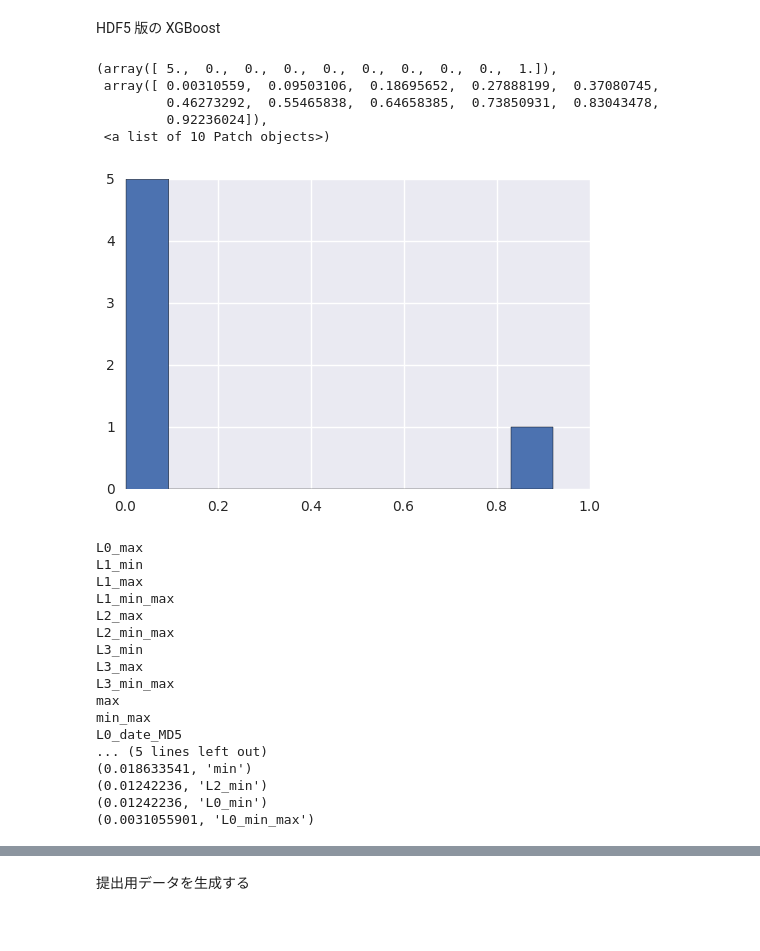
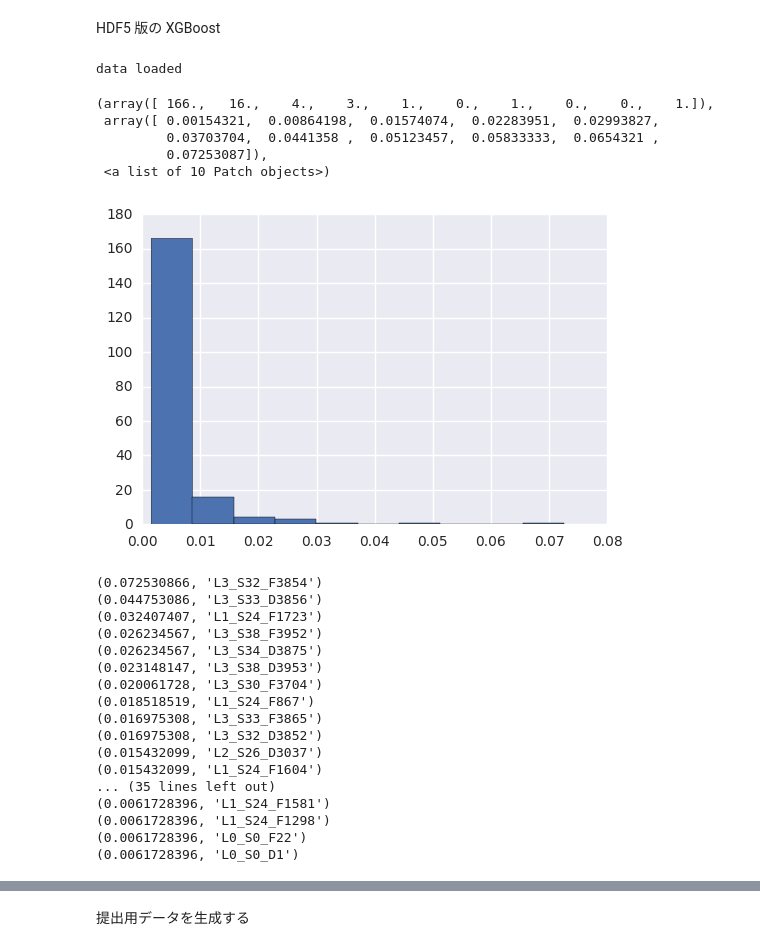
Before and after one commit to kenkoooo/bosch-production-line-performance, a Jupyter notebook: python/xgboost_hdf.ipynb, the cells around one changed output, grey strips where cells are left out. Cells and saved outputs as stored; diff of their text form; code cells hidden in the pictures.

```diff
--- a/python/xgboost_hdf.ipynb
+++ b/python/xgboost_hdf.ipynb
@@ -16,17 +15,9 @@ from BoschUtils import sampled_data_set, general_df, use_cols_list, entire_data_
 # 入力ファイルの皆さん
 
 TRAINS = [
-    "../hdf/train_date_reduced_L0_min_max.hdf",
-    "../hdf/train_date_reduced_L1_min_max.hdf",
-    "../hdf/train_date_reduced_L2_min_max.hdf",
-    "../hdf/train_date_reduced_L3_min_max.hdf",
-    "../hdf/train_date_reduced_min_max.hdf",
-    "../hdf/train_L3_S32_F3854.hdf",
-    "../hdf/train_date_reduced_L0_md5.hdf",
-    "../hdf/train_date_reduced_L1_md5.hdf",
-    "../hdf/train_date_reduced_L2_md5.hdf",
-    "../hdf/train_date_reduced_L3_md5.hdf",
-    "../hdf/train_date_reduced_md5.hdf",
+    "../hdf/train_categorical.hdf",
+    "../hdf/train_numeric.hdf",
+    "../hdf/train_date.hdf"
 ]
 
 TESTS = []
@@ -38,24 +29,27 @@ RESPONSE = "../hdf/train_response.hdf"
 # %%
 # 重要度を見てみる
 X = pd.concat((pd.read_hdf(filename) for filename in TRAINS), axis=1)
 columns = X.columns
 y = pd.read_hdf(RESPONSE).loc[X.index].values.ravel()
+X = X.values
+print("data loaded")
+
 clf = XGBClassifier(base_score=0.005)
 clf.fit(X, y)
 plt.hist(clf.feature_importances_[clf.feature_importances_>0])
 # %% [output]
-(array([ 5.,  0.,  0.,  0.,  0.,  0.,  0.,  0.,  0.,  1.]),
- array([ 0.00310559,  0.09503106,  0.18695652,  0.27888199,  0.37080745,
-         0.46273292,  0.55465838,  0.64658385,  0.73850931,  0.83043478,
-         0.92236024]),
- <a list of 10 Patch objects>)
+data loaded
+(array([ 166.,   16.,    4.,    3.,    1.,    0.,    1.,    0.,    0.,    1.]),
+ array([ 0.00154321,  0.00864198,  0.01574074,  0.02283951,  0.02993827,
+         0.03703704,  0.0441358 ,  0.05123457,  0.05833333,  0.0654321 ,
+         0.07253087]),
+ <a list of 10 Patch objects>)
-[figure, old version]
+[figure, new version]
 # %%
 tuples = []
 for i in range(len(columns)):
     fi = clf.feature_importances_[i]
-    if fi <= 0.001:
-        print(columns[i])
+    if fi <= 0.005:
         continue
     tuples.append((fi, columns[i]))
 
@@ -63,23 +57,23 @@ tuples = sorted(tuples, reverse=True)
 for t in tuples:
     print(t)
 # %% [output]
-L0_max
-L1_min
-L1_max
-L1_min_max
-L2_max
-L2_min_max
-L3_min
-L3_max
-L3_min_max
-max
-min_max
-L0_date_MD5
-... (5 lines left out)
-(0.018633541, 'min')
-(0.01242236, 'L2_min')
-(0.01242236, 'L0_min')
-(0.0031055901, 'L0_min_max')
+(0.072530866, 'L3_S32_F3854')
+(0.044753086, 'L3_S33_D3856')
+(0.032407407, 'L1_S24_F1723')
+(0.026234567, 'L3_S38_F3952')
+(0.026234567, 'L3_S34_D3875')
+(0.023148147, 'L3_S38_D3953')
+(0.020061728, 'L3_S30_F3704')
+(0.018518519, 'L1_S24_F867')
+(0.016975308, 'L3_S33_F3865')
+(0.016975308, 'L3_S32_D3852')
+(0.015432099, 'L2_S26_D3037')
+(0.015432099, 'L1_S24_F1604')
+... (35 lines left out)
+(0.0061728396, 'L1_S24_F1581')
+(0.0061728396, 'L1_S24_F1298')
+(0.0061728396, 'L0_S0_F22')
+(0.0061728396, 'L0_S0_D1')
 # %%
 colums = [c[1] for c in tuples]
 X = pd.concat((pd.read_hdf(filename) for filename in TRAINS), axis=1)
```
Also changed, not shown: parts of 4 cells of this notebook, 1 other file.
